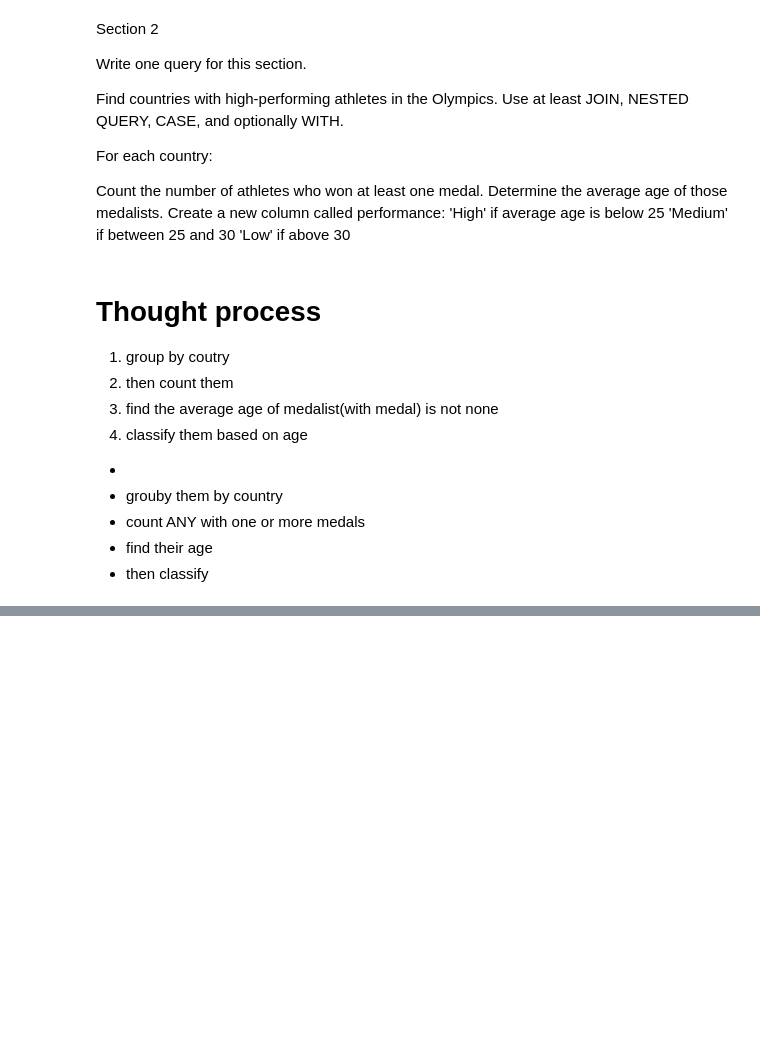
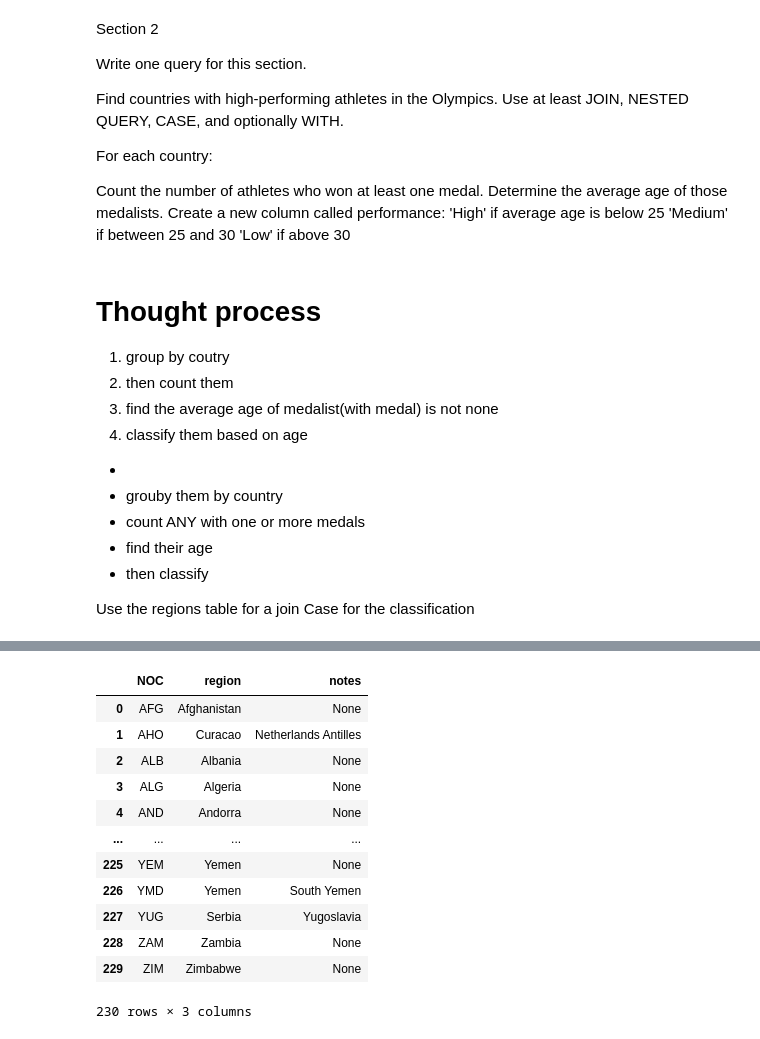
Before and after one commit to egitonga395/kamilimu_assignments, a Jupyter notebook: Ericksqlassignment.ipynb, the cells around one changed output, grey strips where cells are left out. Saved outputs shown, nothing was run; the diff lists cells and outputs as text; code cells hidden in the pictures; blank space fills up the shorter version.

```diff
--- a/Ericksqlassignment.ipynb
+++ b/Ericksqlassignment.ipynb
@@ -307,6 +322,11 @@ Create a new column called performance:
 *   count ANY with one or more medals
 *   find their age
 *   then classify
+
+
+
+Use the regions table for a join
+Case for the classification
 # %%
 pd.read_sql("SELECT * FROM athletes_table LIMIT 5", conn)
 # %% [output]
@@ -316,5 +336,21 @@ pd.read_sql("SELECT * FROM athletes_table LIMIT 5", conn)
 | 2 | 3 | Gunnar Nielsen Aaby | M | 24.0 | NaN | NaN | Denmark | DEN | 1920 Summer | 1920 | Summer | ... |
 | 3 | 4 | Edgar Lindenau Aabye | M | 34.0 | NaN | NaN | Denmark/Sweden | DEN | 1900 Summer | 1900 | Summer | ... |
 | 4 | 5 | Christine Jacoba Aaftink | F | 21.0 | 185.0 | 82.0 | Netherlands | NED | 1988 Winter | 1988 | Winter | ... |
+# %%
+pd.read_sql("SELECT * FROM regions_table ", conn)
+# %% [output]
+|  | NOC | region | notes |
+| 0 | AFG | Afghanistan | None |
+| 1 | AHO | Curacao | Netherlands Antilles |
+| 2 | ALB | Albania | None |
+| 3 | ALG | Algeria | None |
+| 4 | AND | Andorra | None |
+| ... | ... | ... | ... |
+| 225 | YEM | Yemen | None |
+| 226 | YMD | Yemen | South Yemen |
+| 227 | YUG | Serbia | Yugoslavia |
+| 228 | ZAM | Zambia | None |
+| 229 | ZIM | Zimbabwe | None |
+230 rows × 3 columns
 # %%
 pd.read_sql("""
```
Also changed, not shown: parts of 21 cells of this notebook.
